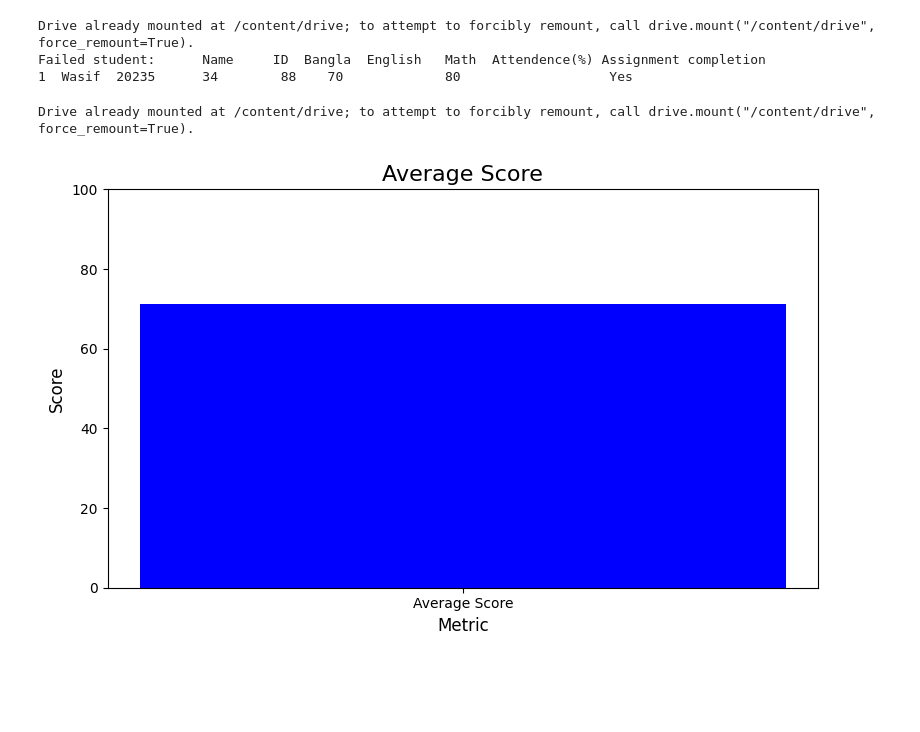
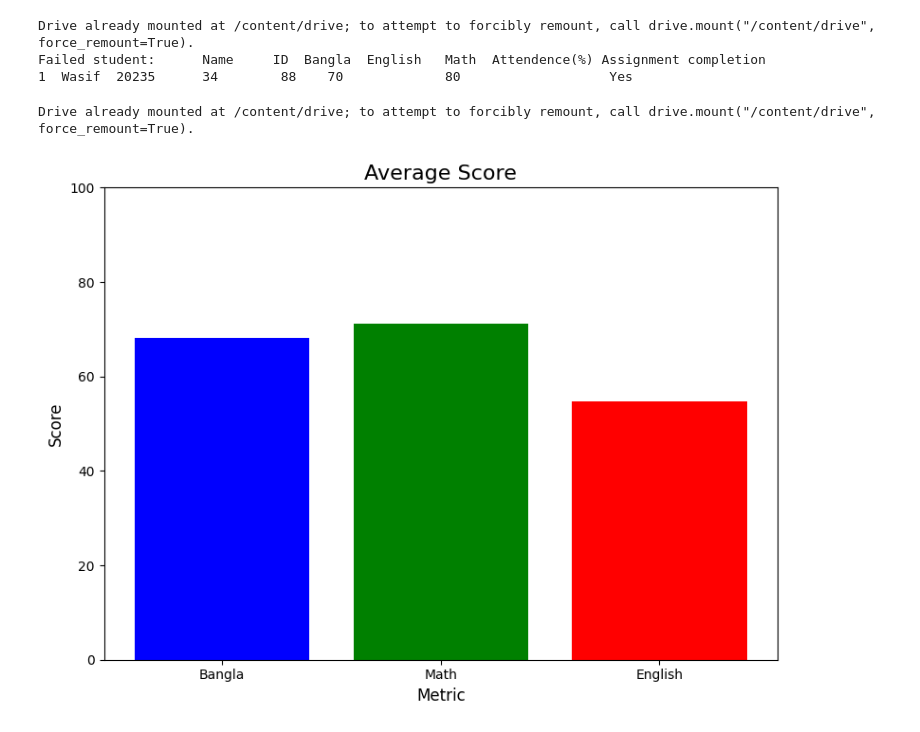
Before and after one commit to aktanik061/Edge-Project, a Jupyter notebook: Edge_project.ipynb, the cells around one changed output. Drawn from its saved outputs; the diff is of its cells as text; code cells hidden in the pictures; blank space fills up the shorter version.

```diff
--- a/Edge_project.ipynb
+++ b/Edge_project.ipynb
@@ -132,30 +138,30 @@ Failed student:      Name     ID  Bangla  English   Math  Attendence(%) Assignme
 # %%
 import pandas as pd
 import matplotlib.pyplot as plt
 from google.colab import drive
 
-# Step 1: Mount Google Drive and Load Data
 drive.mount('/content/drive')
 path = "/content/drive/MyDrive/student_detail/student_detail.csv"
 df = pd.read_csv(path)
 
 # Step 2: Calculate Average Score
-average = df['Score'].mean()
+average_scores = {
+    'Bangla': df['Bangla'].mean(),
+    'Math': df['Math'].mean(),
+    'English': df['English '].mean()
+}
 
-# Step 3: Plot the Single Average Score as a Bar
-# Here, we don't use index, just plot the average as a single bar.
-plt.figure(figsize=(8, 5))
-plt.bar('Average Score', average, color='blue')  # 'Average Score' is used as a label
+plt.figure(figsize=(8, 6))
+plt.bar(average_scores.keys(), average_scores.values(), color=['blue', 'green','red'])
 
 # Step 4: Customize the Chart
 plt.title('Average Score', fontsize=16)
 plt.xlabel('Metric', fontsize=12)
 plt.ylabel('Score', fontsize=12)
 plt.ylim(0, 100)  # Assuming scores are out of 100
 
-# Step 5: Display the Chart
 plt.tight_layout()
 plt.show()
 # %% [output]
 Drive already mounted at /content/drive; to attempt to forcibly remount, call drive.mount("/content/drive", force_remount=True).
-[figure, old version]
+[figure, new version]
```
Also changed, not shown: parts of 4 cells of this notebook.
